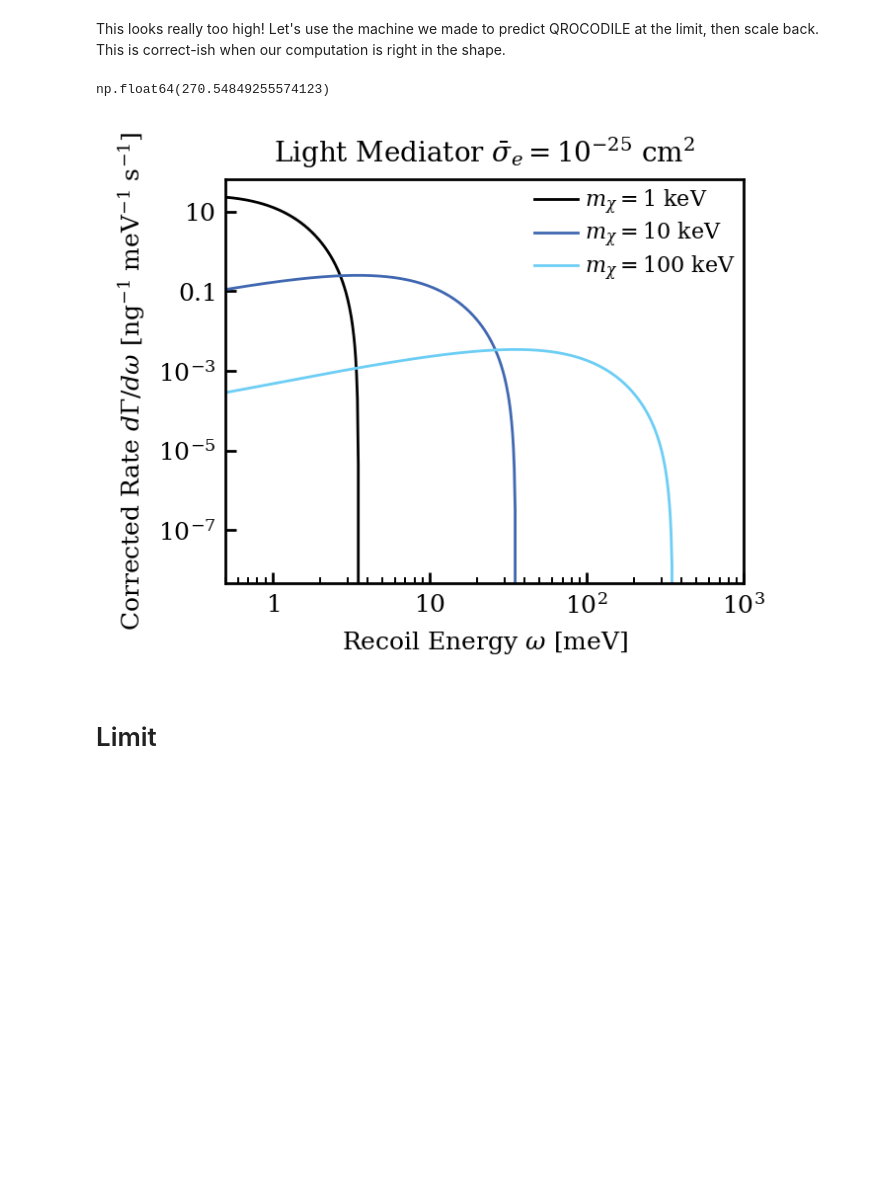
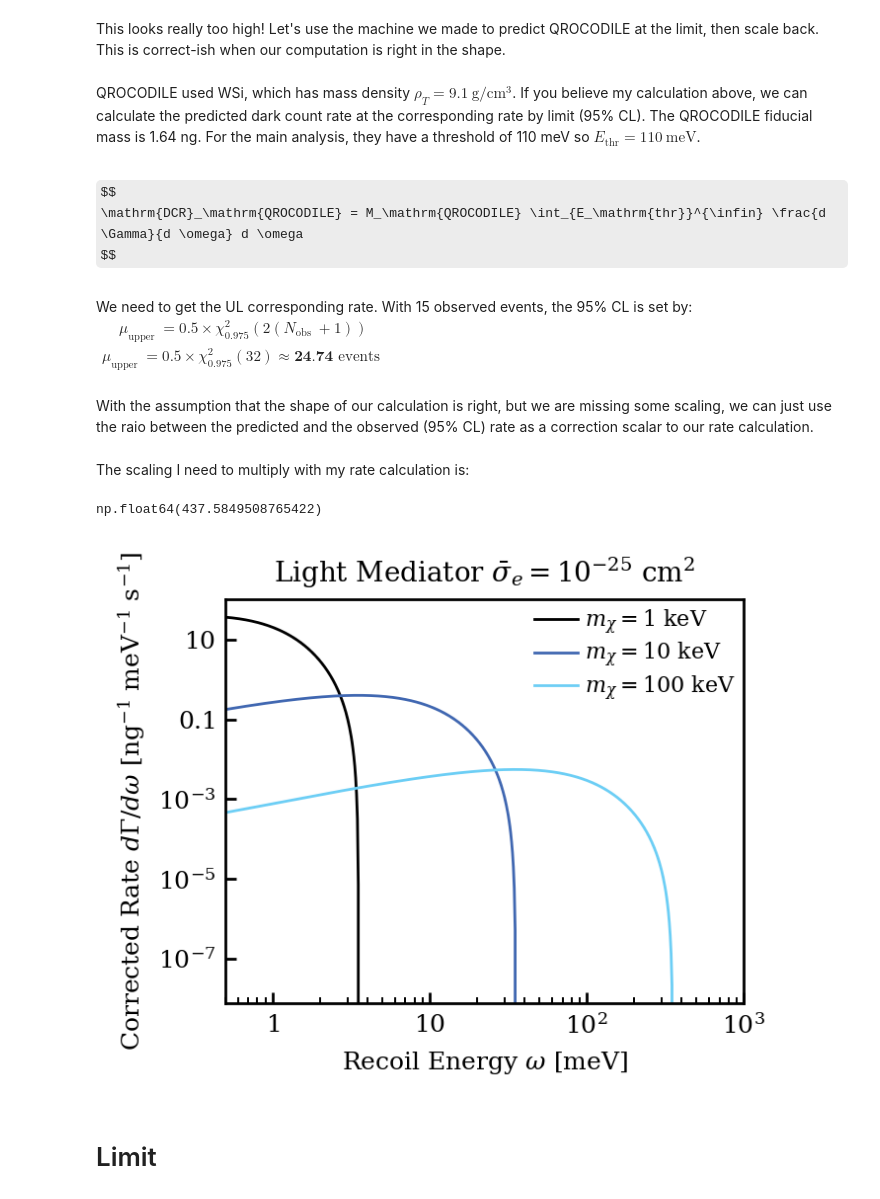
Before and after one commit to FaroutYLq/axioph, a Jupyter notebook: Directionality/rate_in_sc.ipynb, the cells around one changed output. Drawn from its saved outputs; the diff is of its cells as text; code cells hidden in the pictures; some formulas as TeX source; blank space fills up the shorter version.

```diff
--- a/Directionality/rate_in_sc.ipynb
+++ b/Directionality/rate_in_sc.ipynb
@@ -429,7 +499,8 @@ rates_100keV = calc_rate(omegas_eV, m_chi=100*nu.keV, sigma_e=1e-25*nu.cm**2, v_
 # QROCODILE limit corresponding to 15 events/415 hours with 1.64 ng target
 rates_100keV_qrocodile = calc_rate(
     omegas_eV, m_chi=100*nu.keV, sigma_e=2.7e-27*nu.cm**2,
-    rho_T=9.3*nu.g/nu.cm**3*(299792458 * nu.m/nu.s)**2 # WSi
+    rho_T=9.3*nu.g/nu.cm**3*(299792458 * nu.m/nu.s)**2, # WSi
+    model="WSi"
 )
 # %%
 # Convert rate to [events / (nanogram * meV * s)]
@@ -452,5 +523,18 @@ plt.show()
 # %% [markdown]
 This looks really too high! Let's use the machine we made to predict QROCODILE at the limit, then scale back. This is correct-ish when our computation is right in the shape.
+# %% [markdown]
+QROCODILE used WSi, which has mass density $\rho_T=9.1~\mathrm{g/cm^3}$. If you believe my calculation above, we can calculate the predicted dark count rate at the corresponding rate by limit (95% CL). The QROCODILE fiducial mass is 1.64 ng. For the main analysis, they have a threshold of 110 meV so $E_\mathrm{thr}=110~\mathrm{meV}$.
+# %% [markdown]
+$$
+\mathrm{DCR}_\mathrm{QROCODILE} = M_\mathrm{QROCODILE} \int_{E_\mathrm{thr}}^{\infin} \frac{d \Gamma}{d \omega} d \omega
+$$
+# %% [markdown]
+We need to get the UL corresponding rate. With 15 observed events, the 95% CL is set by:
+$\begin{gathered}\mu_{\text {upper }}=0.5 \times \chi_{0.975}^2\left(2\left(N_{\text {obs }}+1\right)\right) \\ \mu_{\text {upper }}=0.5 \times \chi_{0.975}^2(32) \approx \mathbf{2 4 . 7 4} \text { events }\end{gathered}$
+# %% [markdown]
+With the assumption that the shape of our calculation is right, but we are missing some scaling, we can just use the raio between the predicted and the observed (95% CL) rate as a correction scalar to our rate calculation.
+# %%
+dcr_qrocodile_observed = 24.74/415/3600 # Hz. 15 events in 415 hours. 24.74 is the 95% CL UL.
 # %%
 def count_dcr(omegas_meV, rates_ngmevs, sigma_e=1e-25*nu.cm**2, threshold_meV=20, target_mass_ng=1.18, reference_sigma_e=1e-25*nu.cm**2):
     """Count the number of DCR events in a given rate spectrum.
@@ -465,32 +549,31 @@ dcr_100keV = count_dcr(omegas_eV/nu.meV, rates_100keV * unit_conv, threshold_meV
 # %%
 dcr_100keV_qrocodile = count_dcr(
-    omegas_eV/nu.meV, rates_100keV_qrocodile * unit_conv,
+    omegas_eV/nu.meV, rates_100keV_qrocodile,
     threshold_meV=110, target_mass_ng=1.64,
     sigma_e=2.7e-27*nu.cm**2, reference_sigma_e=2.7e-25*nu.cm**2 # From QROCODILE limit
 )
-# %%
-dcr_qrocodile_observed = 15/415/3600 # Hz. 15 events in 415 hours.
+# %% [markdown]
+The scaling I need to multiply with my rate calculation is:
 # %%
 boosted_factor = dcr_qrocodile_observed / dcr_100keV_qrocodile # Ratio of the observed and predicted rate.
+boosted_factor
+# %% [output]
+np.float64(437.5849508765422)
-# %%
-boosted_factor
-# %% [output]
-np.float64(270.54849255574123)
 # %%
-plt.plot(omegas_eV/nu.meV, rates_1keV * unit_conv * boosted_factor, label=r"$m_\chi=1~\mathrm{keV}$")
-plt.plot(omegas_eV/nu.meV, rates_10keV * unit_conv * boosted_factor, label=r"$m_\chi=10~\mathrm{keV}$")
-plt.plot(omegas_eV/nu.meV, rates_100keV * unit_conv * boosted_factor, label=r"$m_\chi=100~\mathrm{keV}$")
+plt.plot(omegas_eV/nu.meV, rates_1keV * boosted_factor, label=r"$m_\chi=1~\mathrm{keV}$")
+plt.plot(omegas_eV/nu.meV, rates_10keV * boosted_factor, label=r"$m_\chi=10~\mathrm{keV}$")
+plt.plot(omegas_eV/nu.meV, rates_100keV * boosted_factor, label=r"$m_\chi=100~\mathrm{keV}$")
 plt.yscale("log")
 plt.xlabel(r"Recoil Energy $\omega$ [meV]")
 plt.ylabel(r"Corrected Rate $d\Gamma/d\omega$ [ng$^{-1}$ meV$^{-1}$ s$^{-1}$]")
 plt.xlim(0)
 plt.legend(loc="best")
 plt.title(r"Light Mediator $\bar{\sigma}_e=10^{-25}~\mathrm{cm}^2$")
 plt.xlim(0.5, 1000)
 plt.xscale("log")
 plt.show()
 # %% [output]
-[figure, old version]
+[figure, new version]
 # %% [markdown]
 # Limit
 # %% [markdown]
```
Also changed, not shown: parts of 12 cells of this notebook.
